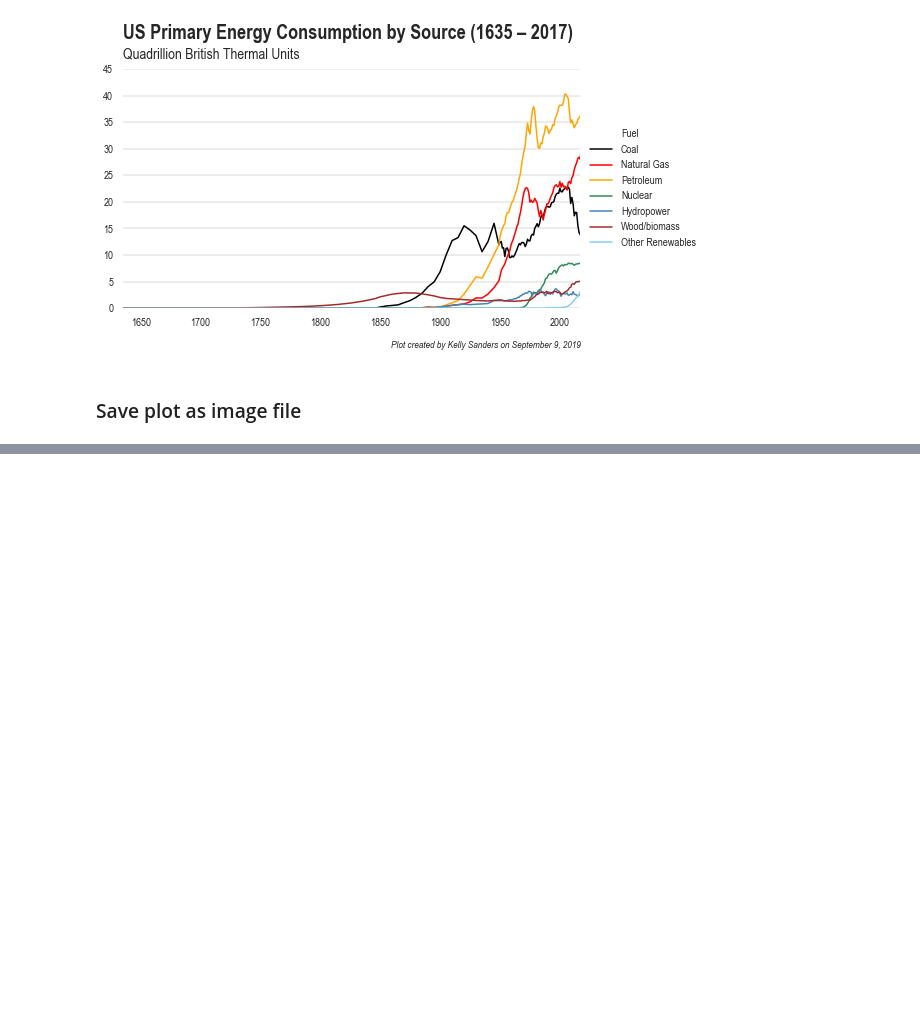
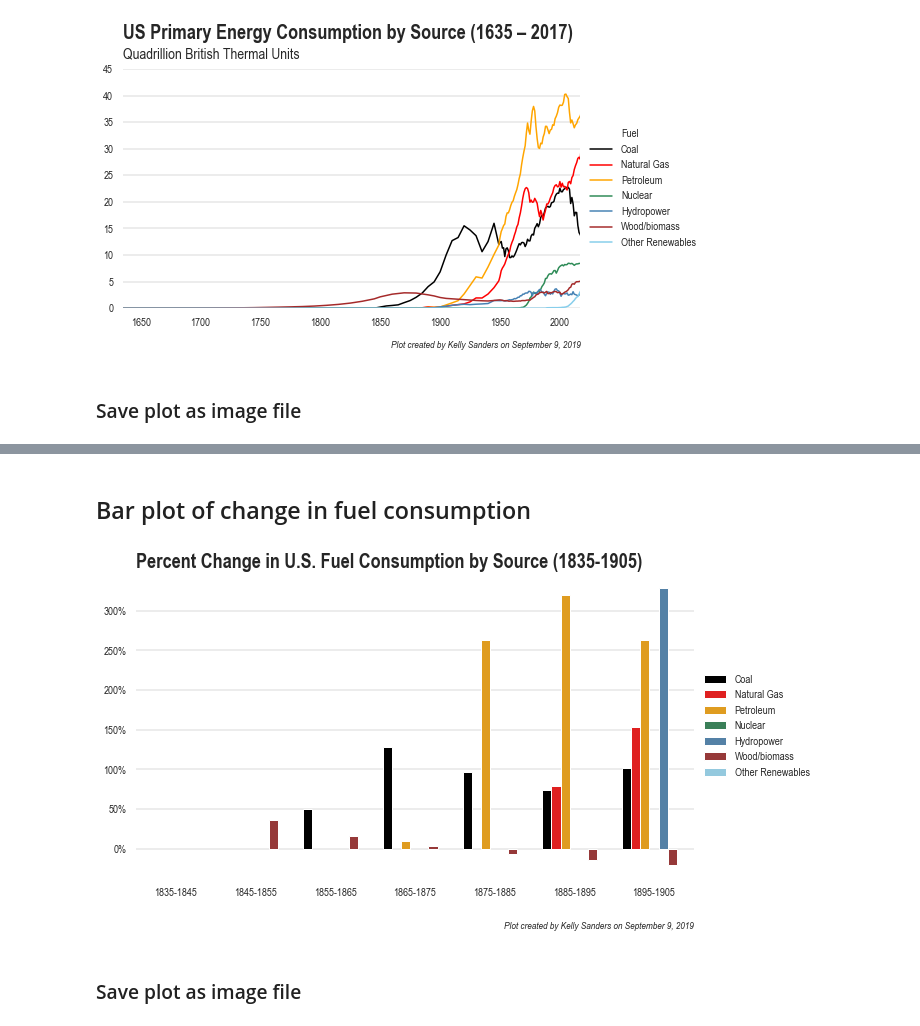
Before and after one commit to S3researchUSC/ene215-fall2019, a Jupyter notebook: 01/python/01_energy-transitions.ipynb, the cells around one changed output, grey strips where cells are left out. Drawn from its saved outputs; the diff is of its cells as text; code cells hidden in the pictures; blank space fills up the shorter version.

Commit message:
add analysis of data and bar plot of rate of change

```diff
--- a/01/python/01_energy-transitions.ipynb
+++ b/01/python/01_energy-transitions.ipynb
@@ -263,0 +324,3 @@ fig.savefig("Figure_Fuel-Consumption-by-Source_KTSanders.png", dpi = 600, bbox_i
+# %%
+years = np.arange(1845,1906,10)
+print(years)
@@ -263,0 +329,4 @@ fig.savefig("Figure_Fuel-Consumption-by-Source_KTSanders.png", dpi = 600, bbox_i
+# %%
+df_rev = df_fuels[df_fuels.Year.isin(years)]
+# %%
+df_rev['span'] = (df_rev['Year']-10).map(str) + '-' + (df_rev['Year']).map(str)
@@ -263,0 +348,3 @@ fig.savefig("Figure_Fuel-Consumption-by-Source_KTSanders.png", dpi = 600, bbox_i
+# %%
+df_rev['diff'] = df_rev.groupby(['Fuel'])['Value'].transform(lambda x: x.diff())
+df_rev['perc_diff'] = df_rev.groupby(['Fuel'])['Value'].transform(lambda x: x.pct_change())
@@ -263,0 +383,48 @@ fig.savefig("Figure_Fuel-Consumption-by-Source_KTSanders.png", dpi = 600, bbox_i
+# %% [markdown]
+## Bar plot of change in fuel consumption
+# %%
+# create new figure, with dimensions of width = 8.2 inches and height = 4.4 inches
+fig, ax = plt.subplots(figsize = (10,5.6))
+
+# create line plot with specified line colors
+p = sns.barplot(data = df_rev, x = "span", y = "perc_diff", hue = "Fuel",
+                 palette = {"Petroleum": "orange",
+                            "Natural Gas": "red",
+                            "Coal": "black",
+                            "Nuclear": "seagreen",
+                            "Hydropower": "steelblue",
+                            "Wood/biomass": "brown",
+                            "Other Renewables": "skyblue"});
+
+# set the title of the plot, as well as the font size and font weight
+ax.set_title('Percent Change in U.S. Fuel Consumption by Source (1835-1905)', y = 1, fontsize = 20, fontweight='bold', loc='left');
+
+# make the x-axis and y-axis labels blank
+ax.set_xlabel('');
+ax.set_ylabel('');
+
+# set y tick labels as percentage
+vals = ax.get_yticks()
+ax.set_yticklabels(['{:,.0%}'.format(x) for x in vals])
+
+# remove vertical (x-axis) grid lines
+ax.xaxis.grid(which="major", color='r', linestyle='-', linewidth=0);
+
+# keep horizontal (y-axis) grid lines, but make the color grey and width 0.3
+ax.yaxis.grid(which="major", color='grey', linestyle='-', linewidth=0.3);
+
+# remove the borders of the plot
+ax.spines['right'].set_visible(False)
+ax.spines['top'].set_visible(False)
+ax.spines['bottom'].set_visible(False)
+ax.spines['left'].set_visible(False)
+
+# move the legend to the outside of the plot (right) and remove the background color of the legend
+ax.legend(loc='center left', bbox_to_anchor=(1, 0.5), frameon=False);
+
+# add footnote on the bottom right of the plot
+plt.figtext(0.9, 0, 'Plot created by Kelly Sanders on September 9, 2019', horizontalalignment='right', fontstyle='italic');
+# %% [output]
+[figure, added]
+# %% [markdown]
+### Save plot as image file
```
Also changed, not shown: parts of 23 cells of this notebook, 1 other file.
